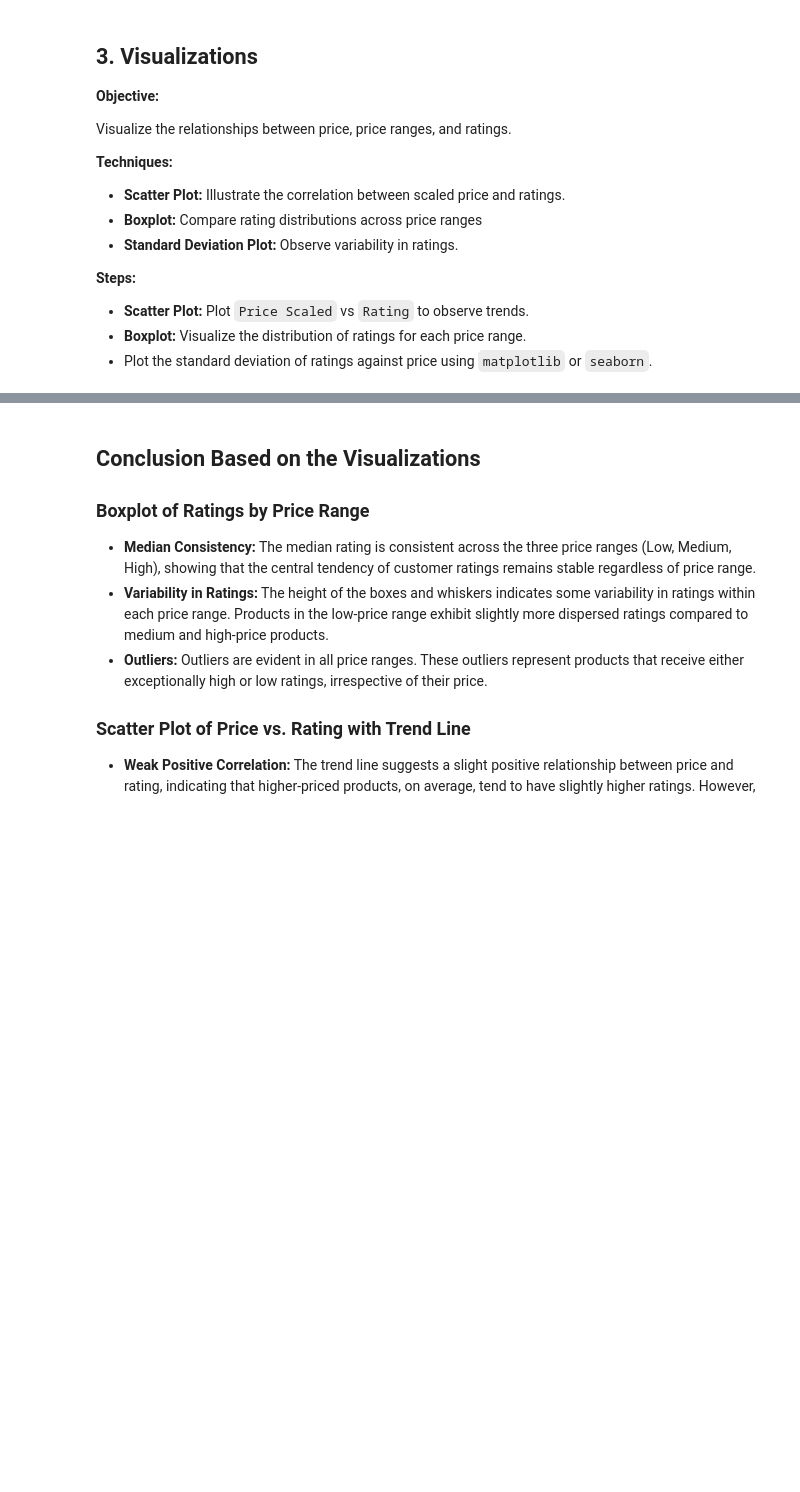
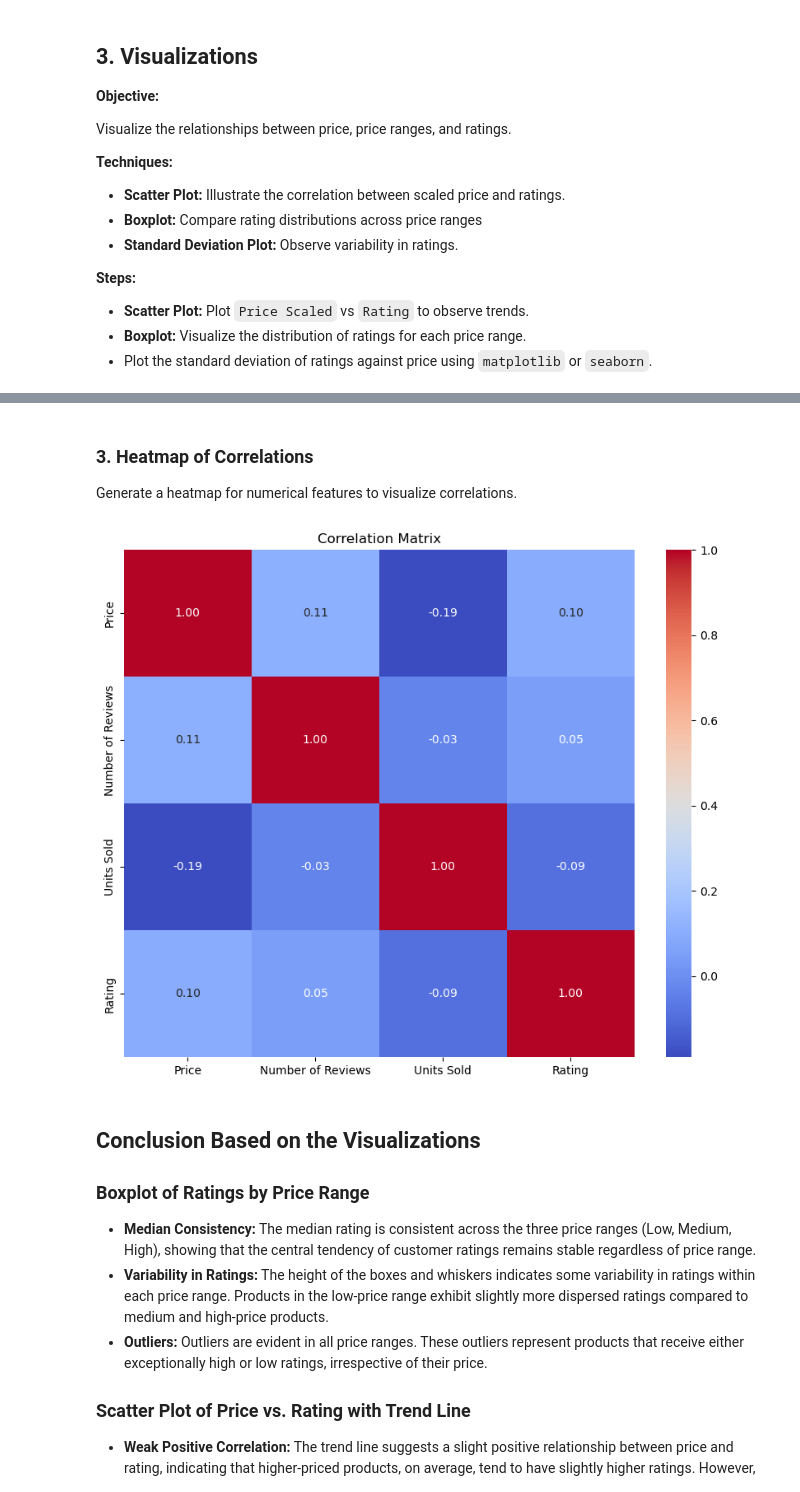
Before and after one commit to RokeMSE/22CLC-Intro2DS-Brand_Fashion_Market_SeasonalTrend_Analysis, a Jupyter notebook: Question_2.ipynb, the cells around one changed output, grey strips where cells are left out. Saved outputs shown, nothing was run; the diff lists cells and outputs as text; code cells hidden in the pictures; blank space fills up the shorter version.

```diff
--- a/Question_2.ipynb
+++ b/Question_2.ipynb
@@ -113,3 +177,14 @@ plt.show()
+# %% [markdown]
+### 3. Heatmap of Correlations
+Generate a heatmap for numerical features to visualize correlations.
+# %%
+# Heatmap of correlations
+plt.figure(figsize=(10, 8))
+sns.heatmap(correlations, annot=True, cmap='coolwarm', fmt='.2f')
+plt.title('Correlation Matrix')
+plt.show()
+# %% [output]
+[figure, added]
 # %% [markdown]
 ## Conclusion Based on the Visualizations
 
```
Also changed, not shown: parts of 6 cells of this notebook.
